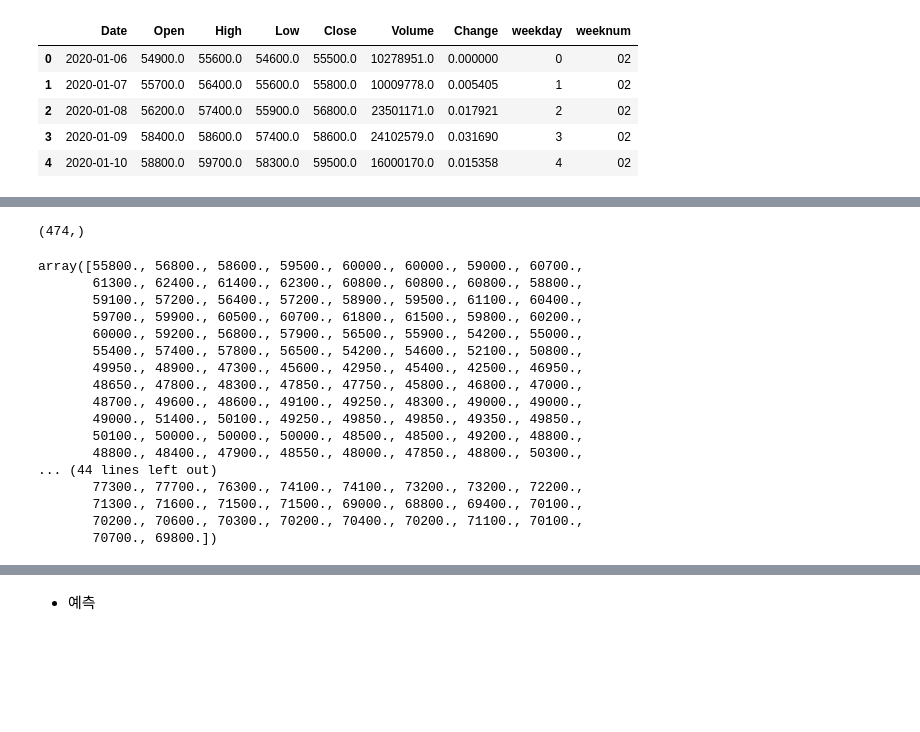
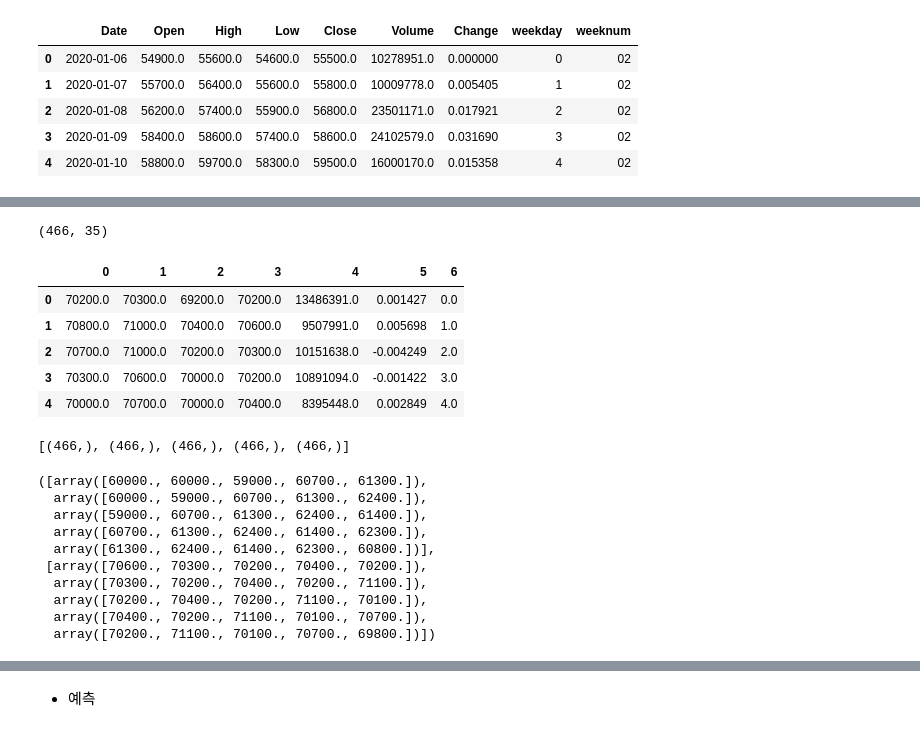
Before and after one commit to alifejon/predict_2022, a Jupyter notebook: notebook/baseline_regression.ipynb, the cells around one changed output, grey strips where cells are left out. Saved outputs shown, nothing was run; the diff lists cells and outputs as text; code cells hidden in the pictures; blank space fills up the shorter version.

```diff
--- a/notebook/baseline_regression.ipynb
+++ b/notebook/baseline_regression.ipynb
@@ -131,25 +102,38 @@ array([[ 5.49000000e+04,  5.56000000e+04,  5.46000000e+04, ...,
-# %%
-y = sample['Close'].iloc[1:-5].to_numpy()
-print(y.shape)
-# y = np.expand_dims(y, 1)
-y
-# %% [output]
-(474,)
-array([55800., 56800., 58600., 59500., 60000., 60000., 59000., 60700.,
-       61300., 62400., 61400., 62300., 60800., 60800., 60800., 58800.,
-       59100., 57200., 56400., 57200., 58900., 59500., 61100., 60400.,
-       59700., 59900., 60500., 60700., 61800., 61500., 59800., 60200.,
-       60000., 59200., 56800., 57900., 56500., 55900., 54200., 55000.,
-       55400., 57400., 57800., 56500., 54200., 54600., 52100., 50800.,
-       49950., 48900., 47300., 45600., 42950., 45400., 42500., 46950.,
-       48650., 47800., 48300., 47850., 47750., 45800., 46800., 47000.,
-       48700., 49600., 48600., 49100., 49250., 48300., 49000., 49000.,
-       49000., 51400., 50100., 49250., 49850., 49850., 49350., 49850.,
-       50100., 50000., 50000., 50000., 48500., 48500., 49200., 48800.,
-       48800., 48400., 47900., 48550., 48000., 47850., 48800., 50300.,
-... (44 lines left out)
-       77300., 77700., 76300., 74100., 74100., 73200., 73200., 72200.,
-       71300., 71600., 71500., 71500., 69000., 68800., 69400., 70100.,
-       70200., 70600., 70300., 70200., 70400., 70200., 71100., 70100.,
-       70700., 69800.])
+# %%
+# 모형 1: 5일치 데이터(Open	High	Low	Close	Volume	Change	weekday)로 다음날 값을 예측
+# 모형 2: 5일치 데이터(Open	High	Low	Close	Volume	Change	weekday)로 2일 뒤 값을 예측
+# 모형 3: 5일치 데이터(Open	High	Low	Close	Volume	Change	weekday)로 3일 뒤 값을 예측
+# 모형 4: 5일치 데이터(Open	High	Low	Close	Volume	Change	weekday)로 4일 뒤 값을 예측
+# 모형 5: 5일치 데이터(Open	High	Low	Close	Volume	Change	weekday)로 5일 뒤 값을 예측
+
+window_size = 5
+X = np.array(
+    [sample[feature_columns].iloc[i:i+window_size].to_numpy().reshape(-1) for i in range(len(sample) - 14)]
+)
+print(X.shape)
+pd.DataFrame(X[-1].reshape(5, 7))
+# %% [output]
+(466, 35)
+|  | 0 | 1 | 2 | 3 | 4 | 5 | 6 |
+| 0 | 70200.0 | 70300.0 | 69200.0 | 70200.0 | 13486391.0 | 0.001427 | 0.0 |
+| 1 | 70800.0 | 71000.0 | 70400.0 | 70600.0 | 9507991.0 | 0.005698 | 1.0 |
+| 2 | 70700.0 | 71000.0 | 70200.0 | 70300.0 | 10151638.0 | -0.004249 | 2.0 |
+| 3 | 70300.0 | 70600.0 | 70000.0 | 70200.0 | 10891094.0 | -0.001422 | 3.0 |
+| 4 | 70000.0 | 70700.0 | 70000.0 | 70400.0 | 8395448.0 | 0.002849 | 4.0 |
+# %%
+y_values = [sample['Close'].iloc[5+i:-9+i].to_numpy() for i in range(5)]
+print([y.shape for y in y_values])
+[y[:5] for y in y_values], [y[-5:] for y in y_values]
+# %% [output]
+[(466,), (466,), (466,), (466,), (466,)]
+([array([60000., 60000., 59000., 60700., 61300.]),
+  array([60000., 59000., 60700., 61300., 62400.]),
+  array([59000., 60700., 61300., 62400., 61400.]),
+  array([60700., 61300., 62400., 61400., 62300.]),
+  array([61300., 62400., 61400., 62300., 60800.])],
+ [array([70600., 70300., 70200., 70400., 70200.]),
+  array([70300., 70200., 70400., 70200., 71100.]),
+  array([70200., 70400., 70200., 71100., 70100.]),
+  array([70400., 70200., 71100., 70100., 70700.]),
+  array([70200., 71100., 70100., 70700., 69800.])])
 # %%
```
Also changed, not shown: parts of 8 cells of this notebook.
